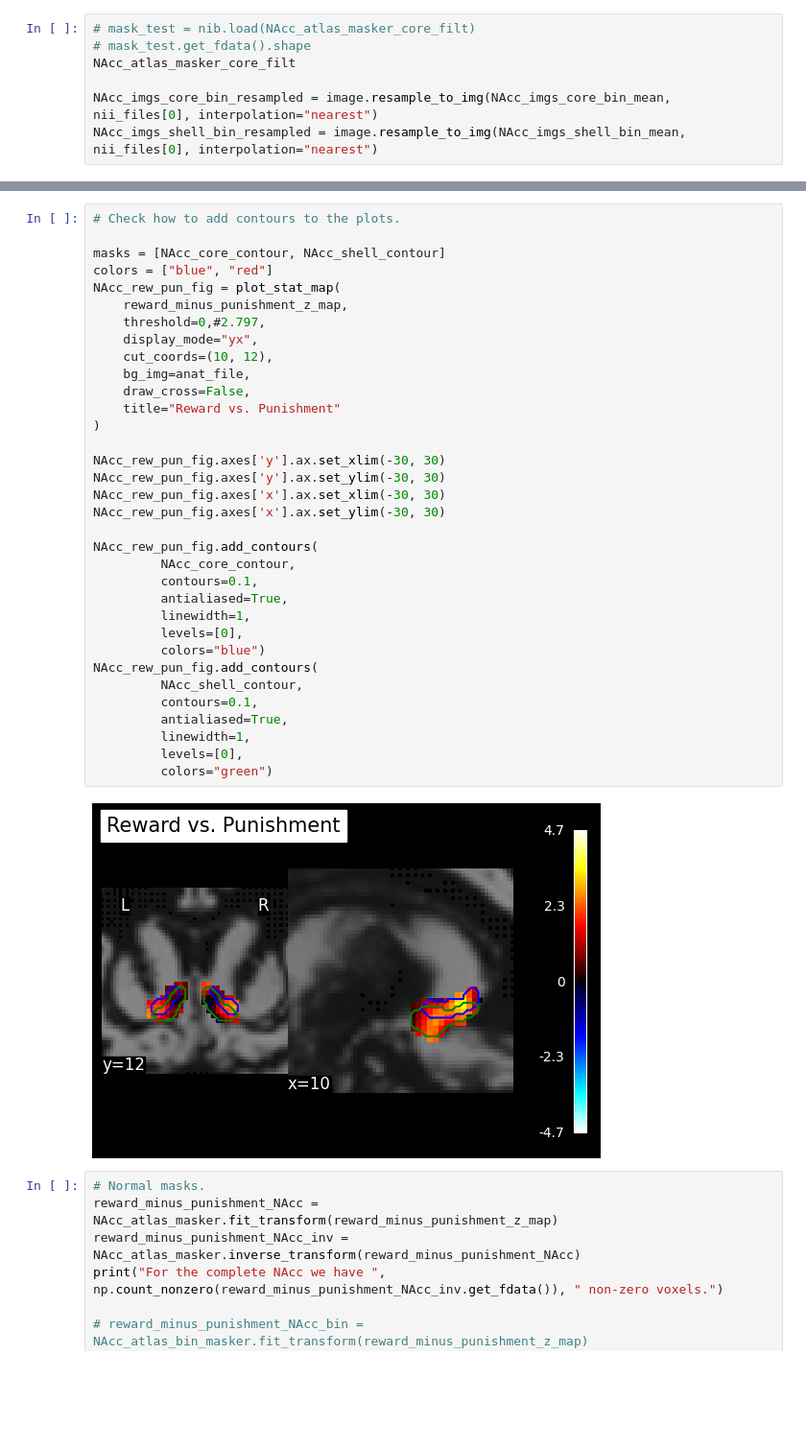
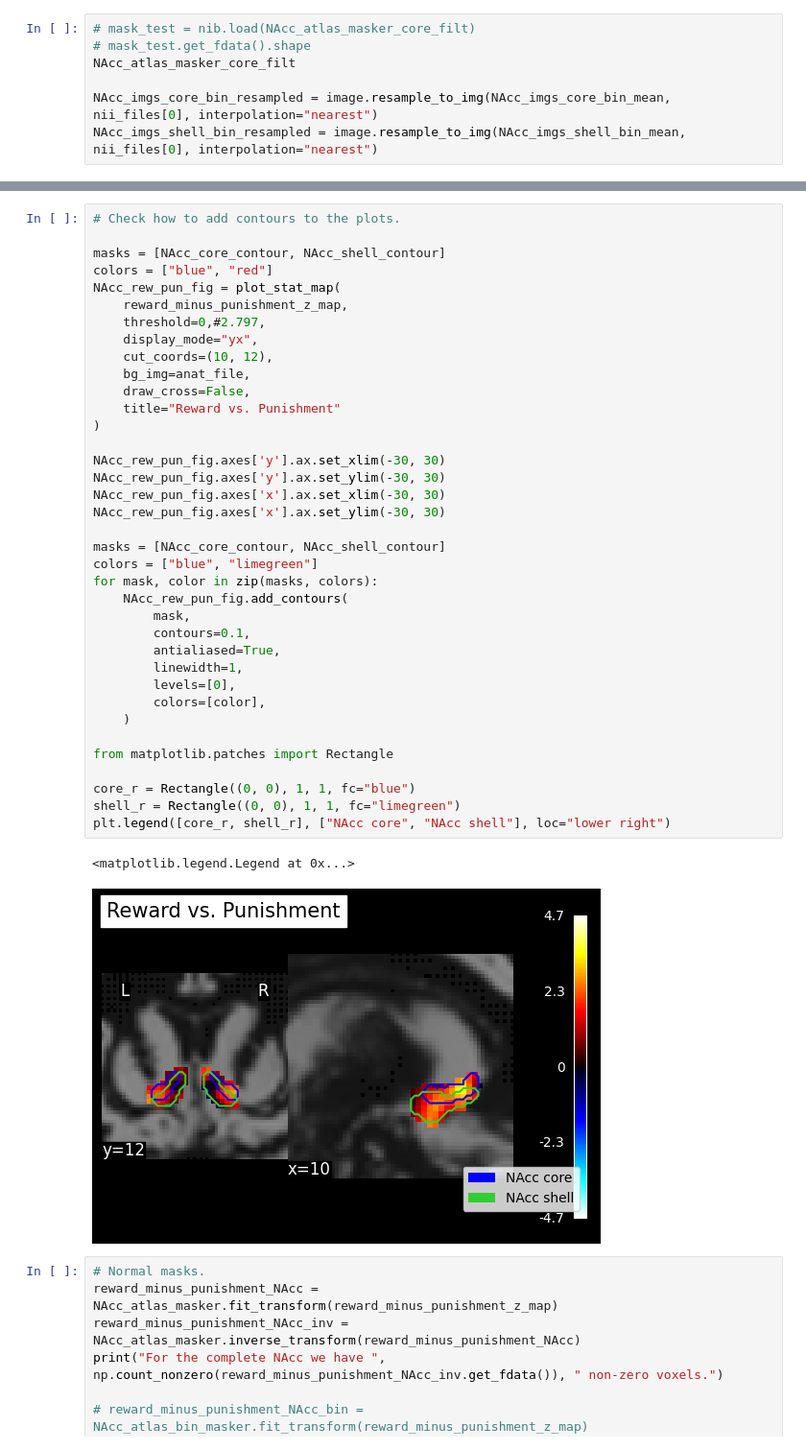
Before and after one commit to LuisA00/Analysis_Playground, a Jupyter notebook: NAcc_Affect/sub01_Gambling_test.ipynb, the cells around one changed output, grey strips where cells are left out. Shown at 96% size. Cells and saved outputs as stored; diff of their text form; blank space fills up the shorter version.

```diff
--- a/NAcc_Affect/sub01_Gambling_test.ipynb
+++ b/NAcc_Affect/sub01_Gambling_test.ipynb
@@ -333,39 +358,43 @@ Punishment - Neutral FDR p<0.05 threshold: inf
 # %%
 # Check how to add contours to the plots.
 
 masks = [NAcc_core_contour, NAcc_shell_contour]
 colors = ["blue", "red"]
 NAcc_rew_pun_fig = plot_stat_map(
     reward_minus_punishment_z_map,
     threshold=0,#2.797,
     display_mode="yx",
     cut_coords=(10, 12),
     bg_img=anat_file,
     draw_cross=False,
     title="Reward vs. Punishment"
 )
 
 NAcc_rew_pun_fig.axes['y'].ax.set_xlim(-30, 30)
 NAcc_rew_pun_fig.axes['y'].ax.set_ylim(-30, 30)
 NAcc_rew_pun_fig.axes['x'].ax.set_xlim(-30, 30)
 NAcc_rew_pun_fig.axes['x'].ax.set_ylim(-30, 30)
 
-NAcc_rew_pun_fig.add_contours(
-         NAcc_core_contour,
-         contours=0.1,
-         antialiased=True,
-         linewidth=1,
-         levels=[0],
-         colors="blue")
-NAcc_rew_pun_fig.add_contours(
-         NAcc_shell_contour,
-         contours=0.1,
-         antialiased=True,
-         linewidth=1,
-         levels=[0],
-         colors="green")
+masks = [NAcc_core_contour, NAcc_shell_contour]
+colors = ["blue", "limegreen"]
+for mask, color in zip(masks, colors):
+    NAcc_rew_pun_fig.add_contours(
+        mask,
+        contours=0.1,
+        antialiased=True,
+        linewidth=1,
+        levels=[0],
+        colors=[color],
+    )
+
+from matplotlib.patches import Rectangle
+
+core_r = Rectangle((0, 0), 1, 1, fc="blue")
+shell_r = Rectangle((0, 0), 1, 1, fc="limegreen")
+plt.legend([core_r, shell_r], ["NAcc core", "NAcc shell"], loc="lower right")
 # %% [output]
+<matplotlib.legend.Legend at 0x...>
-[figure, old version]
+[figure, new version]
 # %%
 # Normal masks.
 reward_minus_punishment_NAcc =  NAcc_atlas_masker.fit_transform(reward_minus_punishment_z_map)
```
Also changed, not shown: parts of 1 cell of this notebook, 2 other files.
